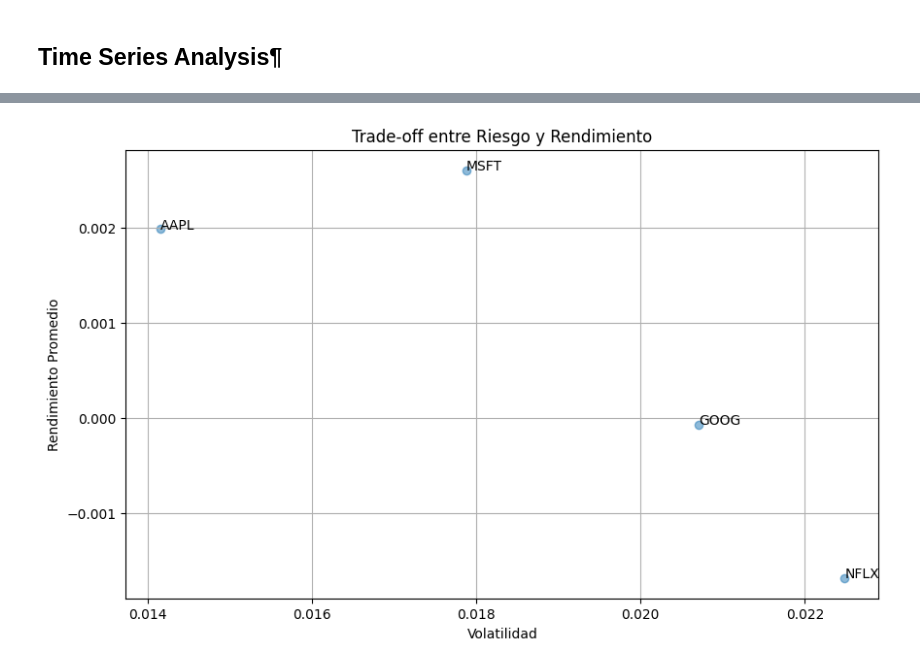
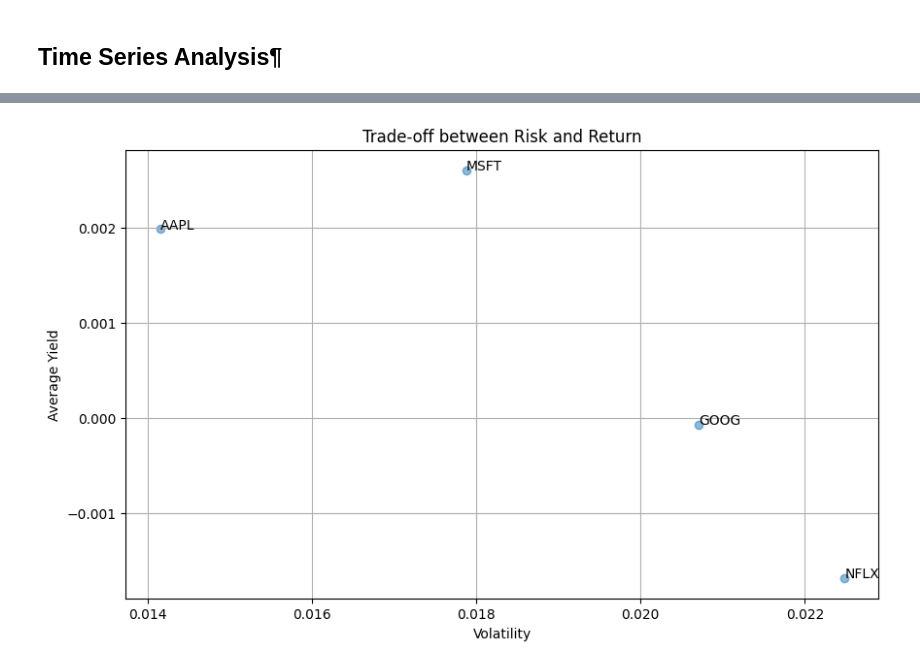
Before and after one commit to valec3/DATA-SCIENCE-PROJECTS, a Jupyter notebook: stock-market-analysis.ipynb, the cells around one changed output, grey strips where cells are left out. Saved outputs shown, nothing was run; the diff lists cells and outputs as text; code cells hidden in the pictures.

```diff
--- a/stock-market-analysis.ipynb
+++ b/stock-market-analysis.ipynb
@@ -177,23 +173,21 @@ grouped_ticker_close.corr()
 # %%
 df['Daily Return'] = df.groupby('Ticker')['Close'].pct_change()
 
 volatility = df.groupby('Ticker')['Daily Return'].std()
 
 risk_return_df = pd.DataFrame({'Volatility': volatility,
                                'Average Return': df.groupby('Ticker')['Daily Return'].mean()})
 
-# Grafica el trade-off entre riesgo y rendimiento
 plt.figure(figsize=(10, 6))
 plt.scatter(risk_return_df['Volatility'], risk_return_df['Average Return'], alpha=0.5)
 
-# Etiqueta cada punto con el nombre del ticker
 for ticker, row in risk_return_df.iterrows():
     plt.text(row['Volatility'], row['Average Return'], ticker)
 
-plt.title('Trade-off entre Riesgo y Rendimiento')
-plt.xlabel('Volatilidad')
-plt.ylabel('Rendimiento Promedio')
+plt.title('Trade-off between Risk and Return')
+plt.xlabel('Volatility')
+plt.ylabel('Average Yield')
 plt.grid(True)
 plt.show()
 # %% [output]
-[figure, old version]
+[figure, new version]
```
Also changed, not shown: parts of 30 cells of this notebook.
